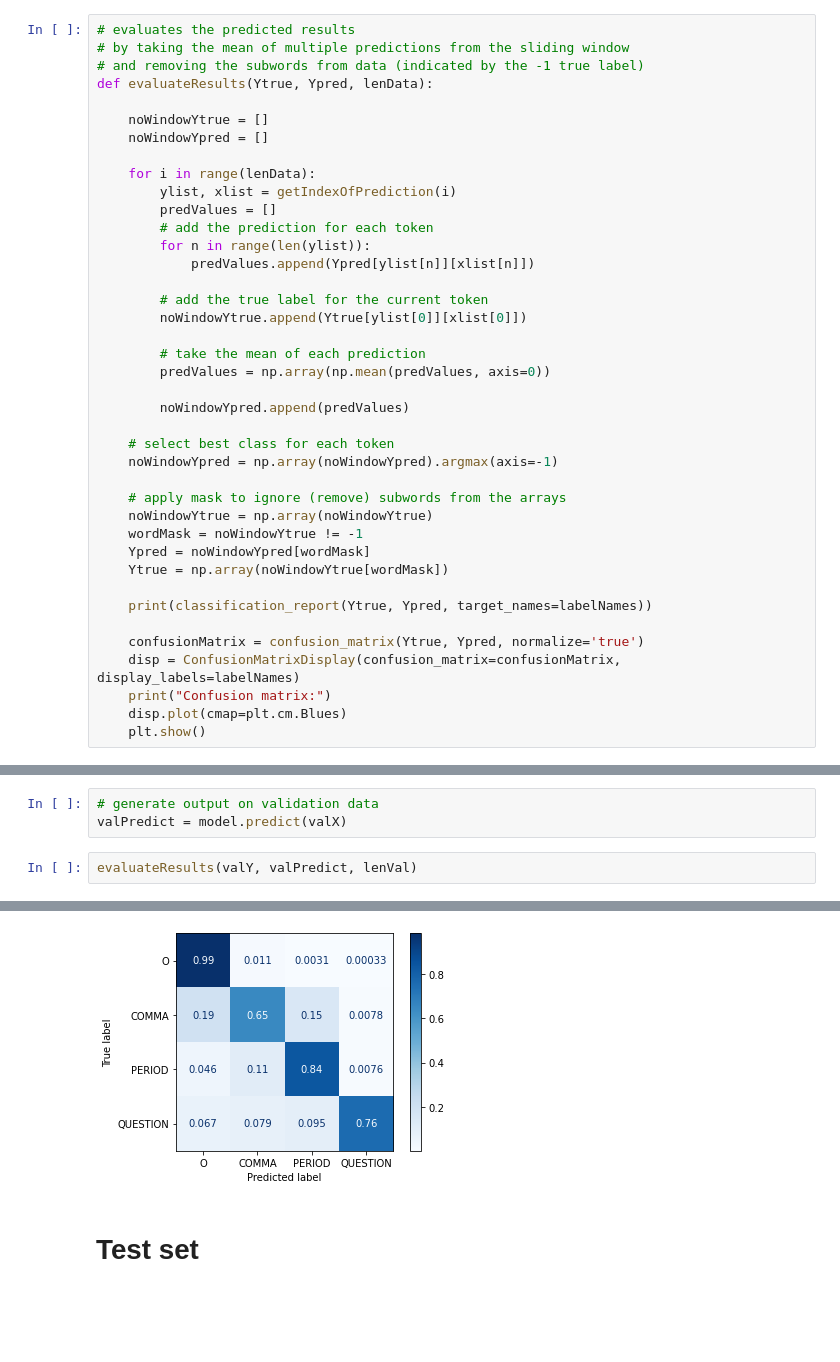
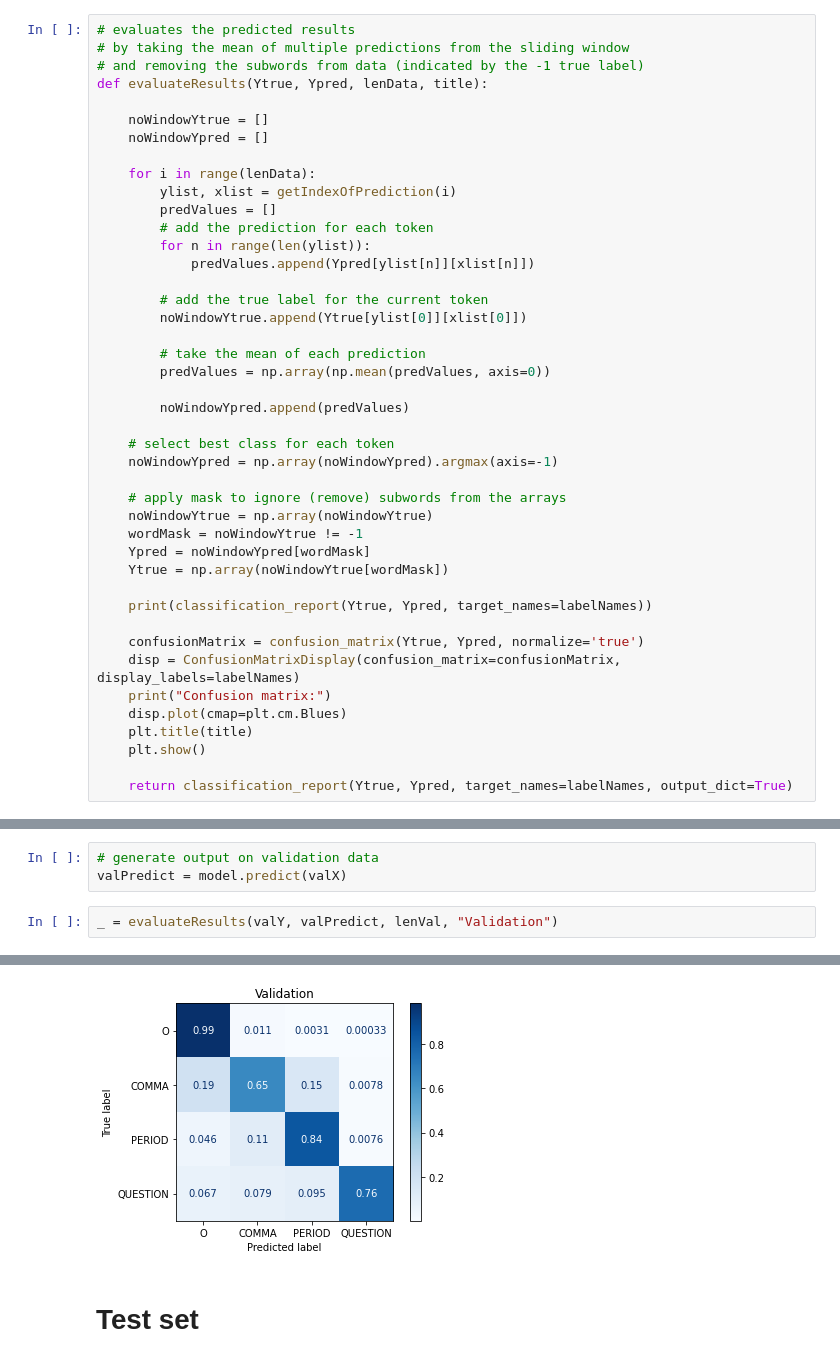
Before and after one commit to b4rt-dev/ASRpunctuationRestoration, a Jupyter notebook: ASR_Punctuation_Restoration_S4752740.ipynb, the cells around one changed output, grey strips where cells are left out. Drawn from its saved outputs; the diff is of its cells as text; blank space fills up the shorter version.

```diff
--- a/ASR_Punctuation_Restoration_S4752740.ipynb
+++ b/ASR_Punctuation_Restoration_S4752740.ipynb
@@ -264,7 +264,7 @@ def getIndexOfPrediction(i):
 # evaluates the predicted results
 # by taking the mean of multiple predictions from the sliding window
 # and removing the subwords from data (indicated by the -1 true label)
-def evaluateResults(Ytrue, Ypred, lenData):
+def evaluateResults(Ytrue, Ypred, lenData, title):
 
     noWindowYtrue = []
     noWindowYpred = []
@@ -299,28 +299,31 @@ def evaluateResults(Ytrue, Ypred, lenData):
     disp = ConfusionMatrixDisplay(confusion_matrix=confusionMatrix, display_labels=labelNames)
     print("Confusion matrix:")
     disp.plot(cmap=plt.cm.Blues)
+    plt.title(title)
     plt.show()
+
+    return classification_report(Ytrue, Ypred, target_names=labelNames, output_dict=True)
 # %% [markdown]
 # Validation set
 # %%
 # generate output on validation data
 valPredict = model.predict(valX)
 # %%
-evaluateResults(valY, valPredict, lenVal)
+_ = evaluateResults(valY, valPredict, lenVal, "Validation")
 # %% [output]
               precision    recall  f1-score   support
 
            O       0.98      0.99      0.98    253908
        COMMA       0.75      0.65      0.69     22396
       PERIOD       0.79      0.84      0.81     18871
     QUESTION       0.74      0.76      0.75      1489
 
     accuracy                           0.95    296664
    macro avg       0.81      0.81      0.81    296664
 weighted avg       0.95      0.95      0.95    296664
 
 Confusion matrix:
-[figure, old version]
+[figure, new version]
 # %% [markdown]
 # Test set
 # %%
```
Also changed, not shown: parts of 6 cells of this notebook, 2 other files.
